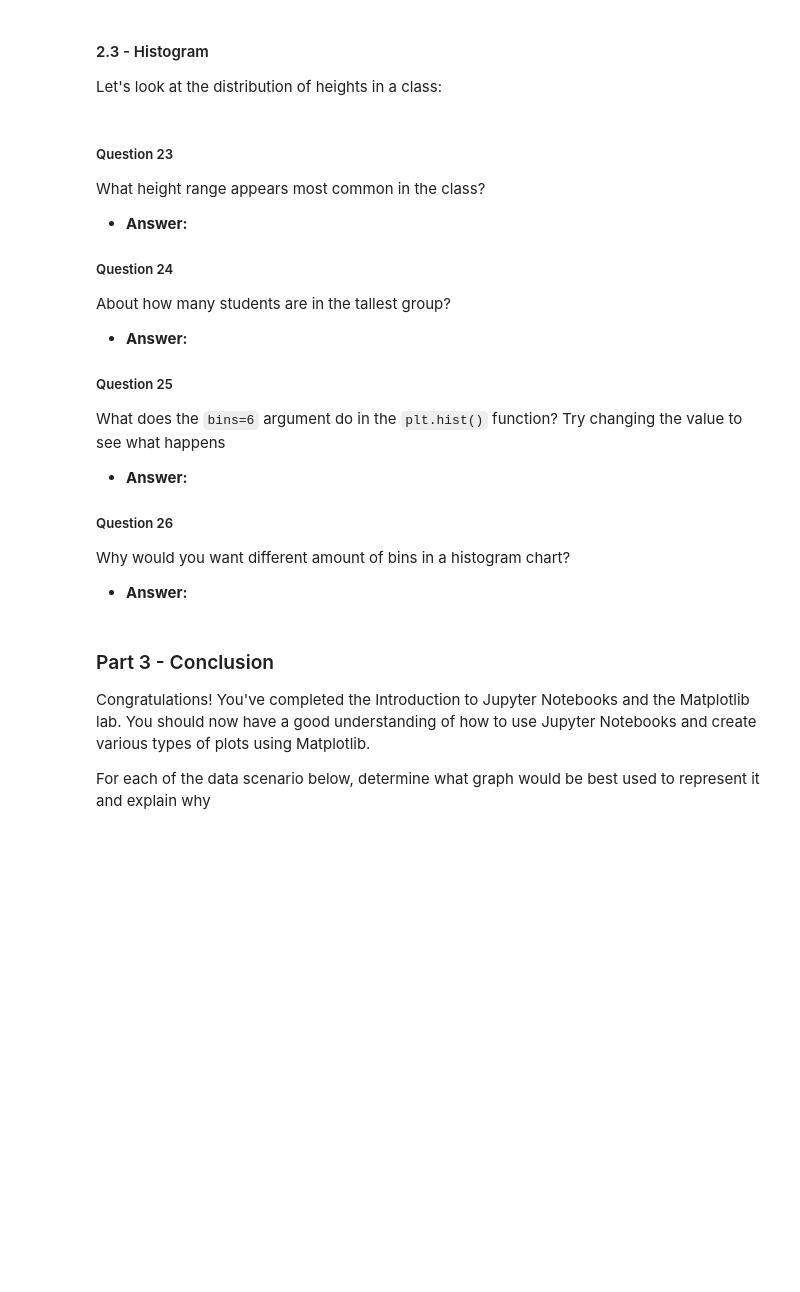
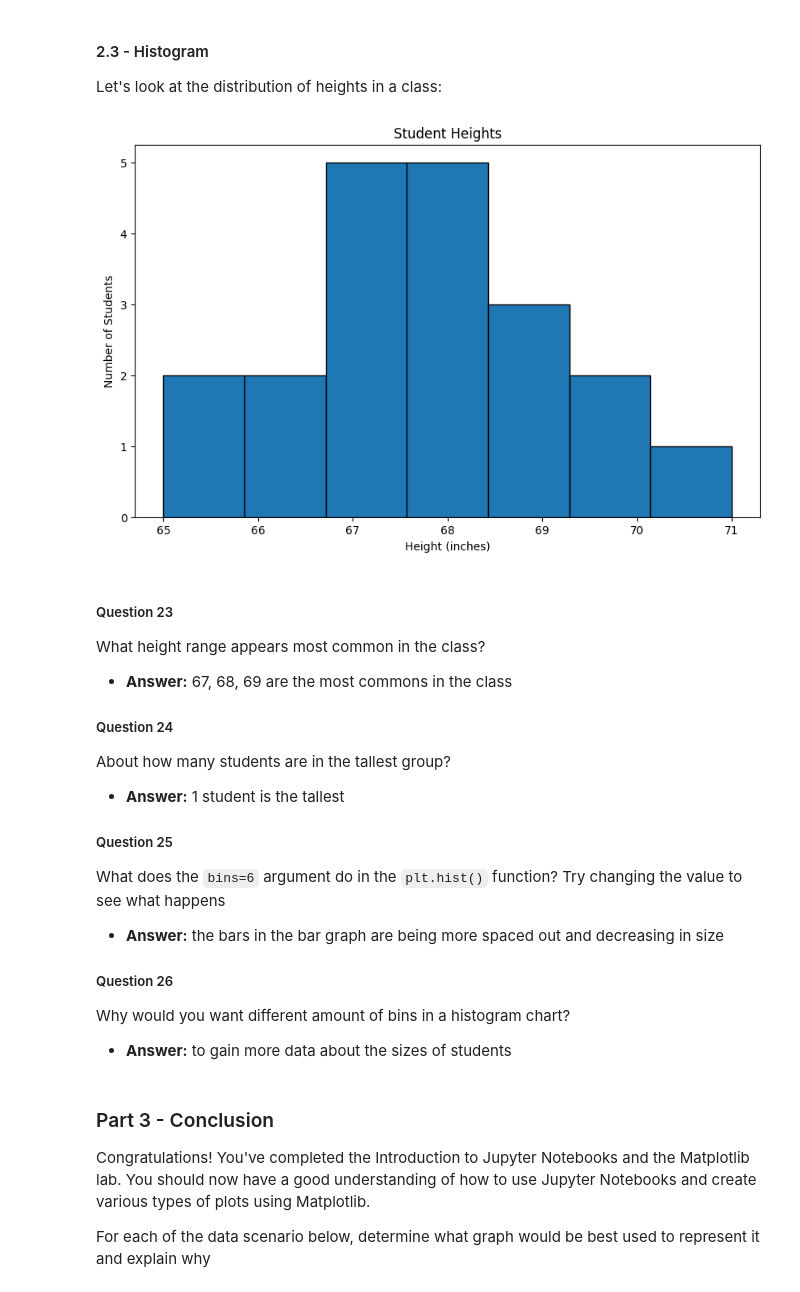
Before and after one commit to Noel8008/unit-3-data-science, a Jupyter notebook: 00_intro.ipynb, the cells around one changed output. Drawn from its saved outputs; the diff is of its cells as text; code cells hidden in the pictures; blank space fills up the shorter version.

```diff
--- a/00_intro.ipynb
+++ b/00_intro.ipynb
@@ -359,29 +365,32 @@ Let's look at the distribution of heights in a class:
 # %%
 heights = [65, 68, 67, 67, 70, 65, 68, 69, 66, 71,
            67, 68, 68, 69, 70, 67, 66, 67, 68, 69]
 
 plt.figure(figsize=(10, 6))
-plt.hist(heights, bins=6, edgecolor='black')
+plt.hist(heights, bins=7, edgecolor='black')
 plt.title('Student Heights')
 plt.xlabel('Height (inches)')
 plt.ylabel('Number of Students')
 plt.show()
+# %% [output]
+[figure, added]
 # %% [markdown]
 ##### Question 23
 What height range appears most common in the class?
 - **Answer:**
-
+67, 68, 69 are the most commons in the class
 ##### Question 24
 About how many students are in the tallest group?
 - **Answer:**
-
+1 student is the tallest
 ##### Question 25
 What does the `bins=6` argument do in the `plt.hist()` function? Try changing the value to see what happens
 - **Answer:**
-
+the bars in the bar graph are being more spaced out and decreasing in size
 ##### Question 26
 Why would you want different amount of bins in a histogram chart?
 - **Answer:**
+to gain more data about the sizes of students
 # %% [markdown]
 ### Part 3 - Conclusion
 Congratulations! You've completed the Introduction to Jupyter Notebooks and the Matplotlib lab. You should now have a good understanding of how to use Jupyter Notebooks and create various types of plots using Matplotlib.
```
Also changed, not shown: parts of 5 cells of this notebook.
